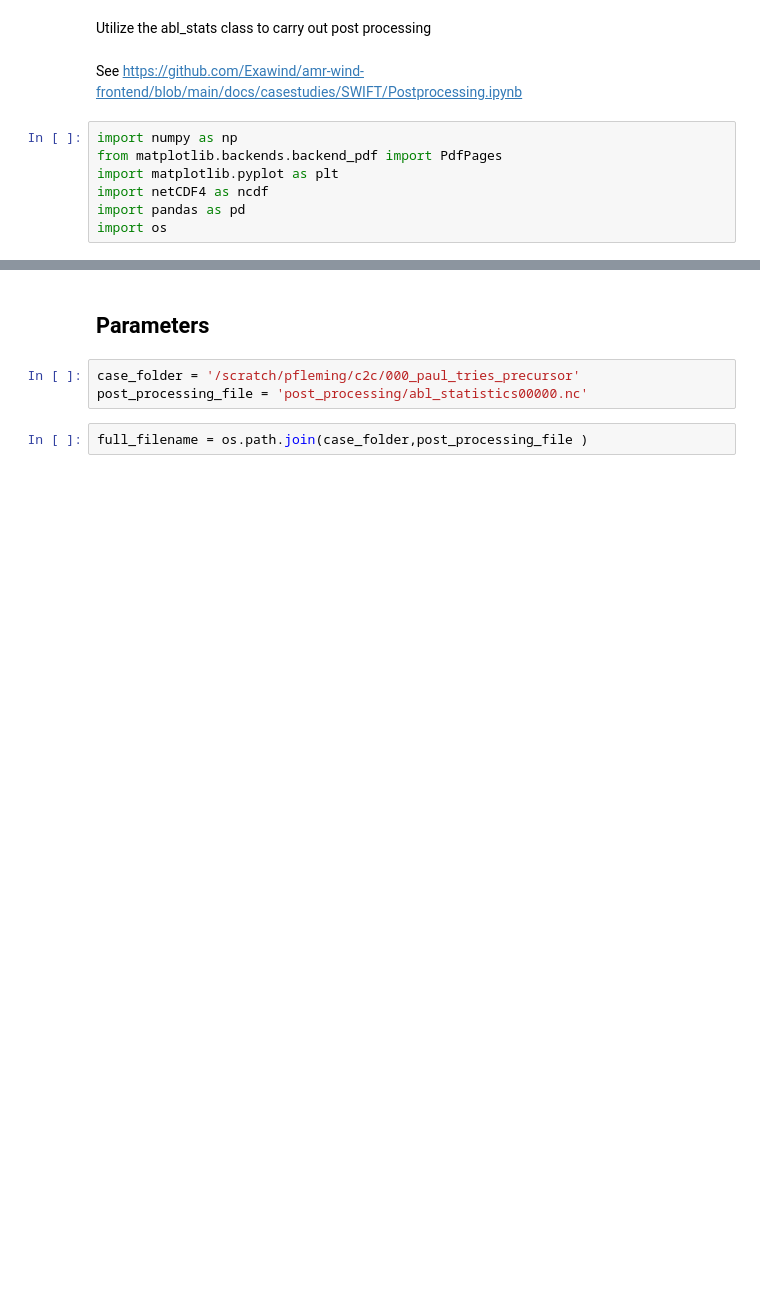
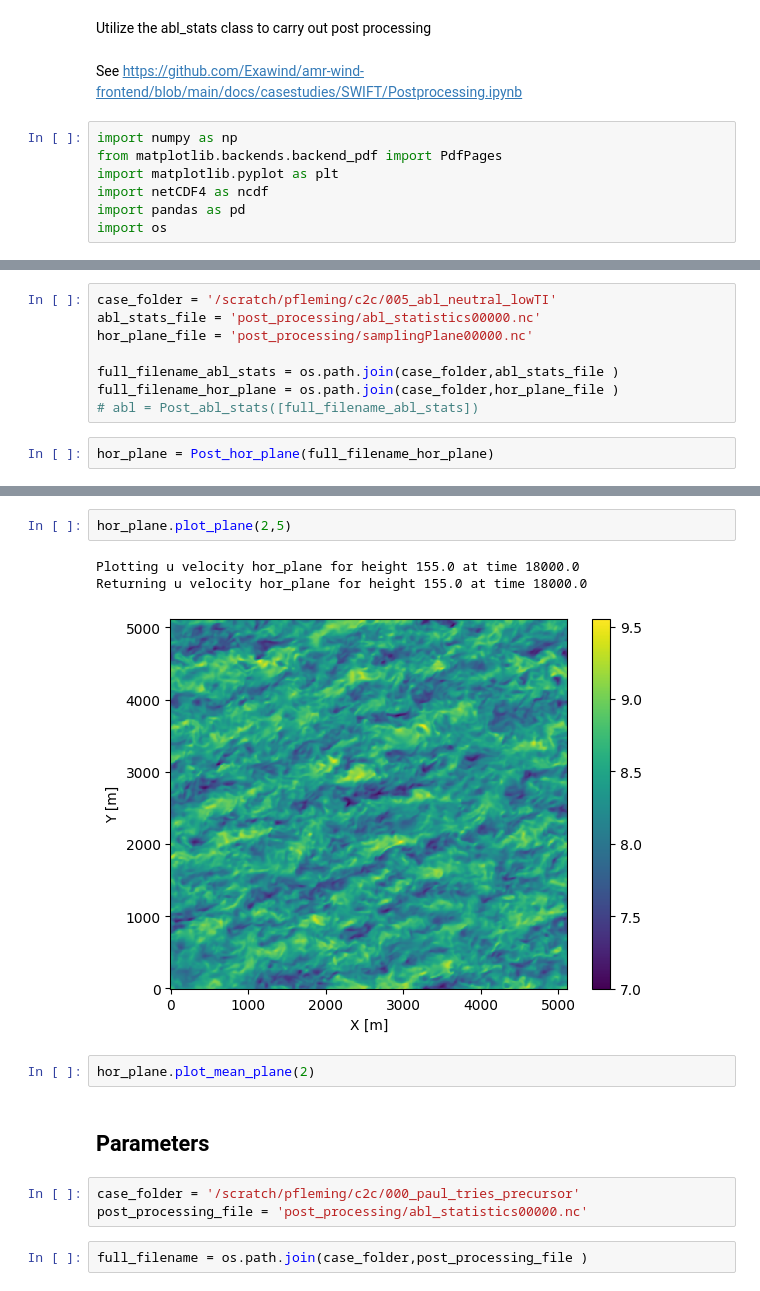
Before and after one commit to NREL/moa_python, a Jupyter notebook: initial_post_processing/01_process_using_class.ipynb, the cells around one changed output, grey strips where cells are left out. Drawn from its saved outputs; the diff is of its cells as text; blank space fills up the shorter version.

```diff
--- a/initial_post_processing/01_process_using_class.ipynb
+++ b/initial_post_processing/01_process_using_class.ipynb
@@ -17,0 +21,10 @@ from moa_python.abl_stats import Abl_stats
+# %%
+case_folder = '/scratch/pfleming/c2c/005_abl_neutral_lowTI'
+abl_stats_file = 'post_processing/abl_statistics00000.nc'
+hor_plane_file = 'post_processing/samplingPlane00000.nc'
+
+full_filename_abl_stats = os.path.join(case_folder,abl_stats_file )
+full_filename_hor_plane = os.path.join(case_folder,hor_plane_file )
+# abl = Post_abl_stats([full_filename_abl_stats])
+# %%
+hor_plane = Post_hor_plane(full_filename_hor_plane)
@@ -18,3 +50,11 @@ from moa_python.abl_stats import Abl_stats
+# %%
+hor_plane.plot_plane(2,5)
+# %% [output]
+Plotting u velocity hor_plane for height 155.0 at time 18000.0
+Returning u velocity hor_plane for height 155.0 at time 18000.0
+[figure, added]
+# %%
+hor_plane.plot_mean_plane(2)
 # %% [markdown]
 ## Parameters
 # %%
```
Also changed, not shown: parts of 5 cells of this notebook.
